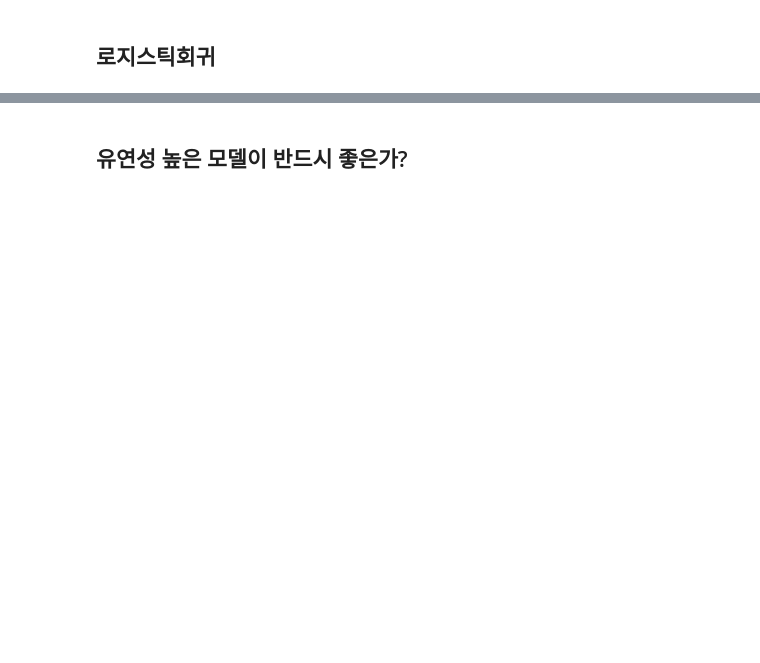
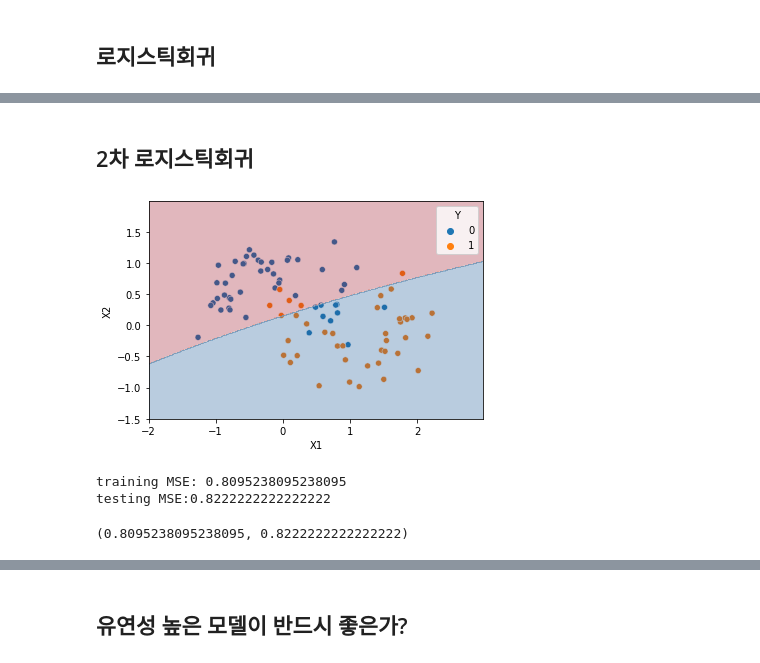
Before and after one commit to ralbu85/DataScience_2022S, a Jupyter notebook: 05_2_일반화와과적합_분류.ipynb, the cells around one changed output, grey strips where cells are left out. Saved outputs shown, nothing was run; the diff lists cells and outputs as text; code cells hidden in the pictures; blank space fills up the shorter version.

```diff
--- a/05_2_일반화와과적합_분류.ipynb
+++ b/05_2_일반화와과적합_분류.ipynb
@@ -122,0 +94,9 @@ plt.contourf(x1_grid, x2_grid, y_bound, cmap='RdBu',alpha=0.3)
+# %% [markdown]
+## 2차 로지스틱회귀
+# %%
+plot_classifier(2)
+# %% [output]
+[figure, added]
+training MSE: 0.8095238095238095
+testing MSE:0.8222222222222222
+(0.8095238095238095, 0.8222222222222222)
```
Also changed, not shown: parts of 41 cells of this notebook, 3 other files.
